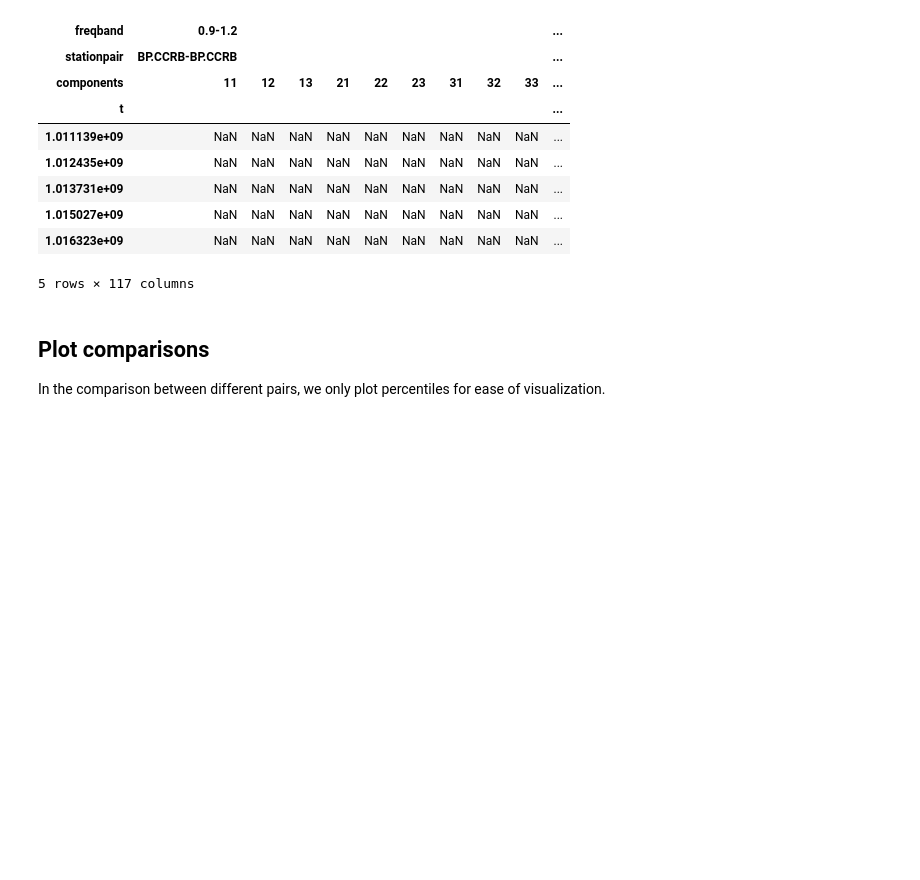
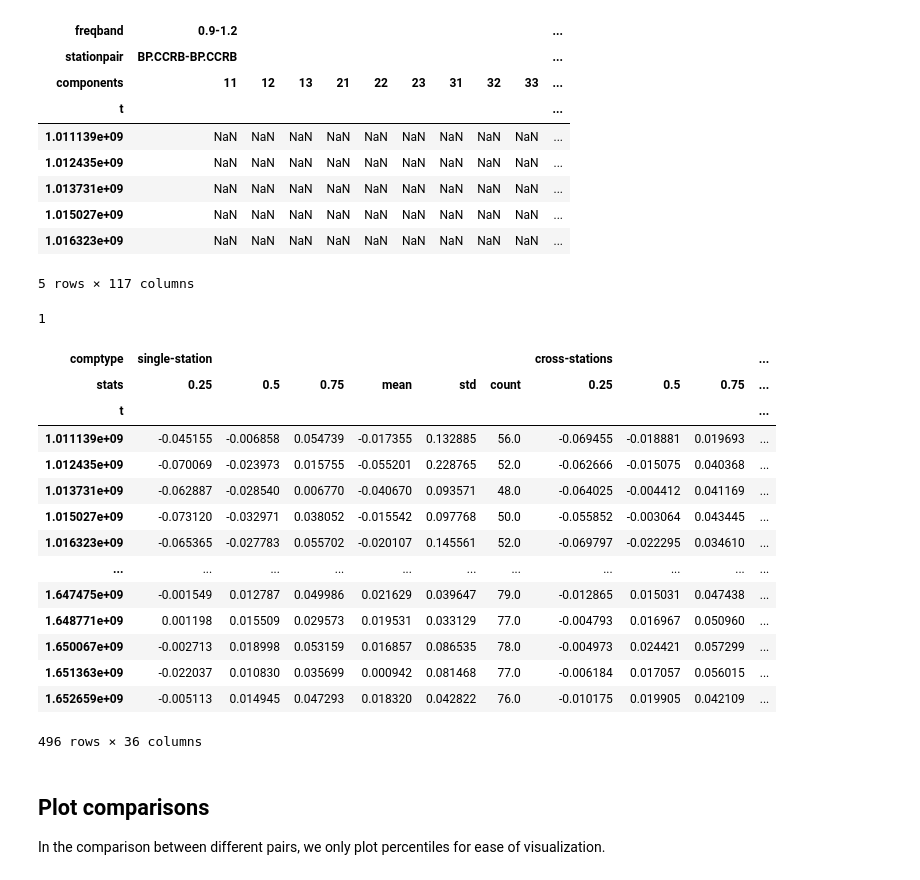
Before and after one commit to kura-okubo/SeisMonitoring_Paper, a Jupyter notebook: Post/ModelFit/code/plotfigure_plotdvvpsd.ipynb, the cells around one changed output. Cells and saved outputs as stored; diff of their text form; code cells hidden in the pictures; blank space fills up the shorter version.

```diff
--- a/Post/ModelFit/code/plotfigure_plotdvvpsd.ipynb
+++ b/Post/ModelFit/code/plotfigure_plotdvvpsd.ipynb
@@ -245,8 +246,8 @@ cmap2
 # %%
 # dvvdata_IsOffsetRemoval = True # remove offset from the dv/v with the periof before San Simeon eq. of the observation
 dvvdata_IsOffsetRemoval=True
-tSS = datetime.datetime(2003, 12, 12) # date of San Simeon earthquake
-vlines = [datetime.datetime(2003, 12, 12), datetime.datetime(2004, 9, 28)]
+tSS = datetime.datetime(2003, 12, 22) # date of San Simeon earthquake
+vlines = [datetime.datetime(2003, 12, 22), datetime.datetime(2004, 9, 28)]
 
 refstarttime = datetime.datetime(2010, 1, 1)
 refendtime = datetime.datetime(2022, 6, 1)
@@ -498,7 +499,8 @@ for stationpair in stationpairs:
 complist_vertical = ["11"]
 complist_horizontal = ["22", "23", "32", "33"]
 complist_upper = ['11', '22', '33', '12', '13', '23'] # debug: upper is for the comparison with our own previous works
-corr_columnlist = ["single-station", "cross-stations", "vertical component", "horizontal components", "upper"]
+complist_ACF = ['11', '22', '33']
+corr_columnlist = ["single-station", "cross-stations", "vertical component", "horizontal components", "upper", "ACF"]
 # %%
 # test to extract components
 df_dvvfreq_stretching.loc[:, df_dvvfreq_stretching.columns.get_level_values("components").isin(["11", "23"])].head()
@@ -527,7 +529,7 @@ df_dvvfreq_stretching.loc[:, df_dvvfreq_stretching.columns.get_level_values("sta
 | 1.016323e+09 | NaN | NaN | NaN | NaN | NaN | NaN | NaN | NaN | NaN | ... |
 5 rows × 117 columns
 # %%
-for i, corrlist in enumerate([singlestation_list, crossstation_list, complist_vertical, complist_horizontal, complist_upper]):
+for i, corrlist in enumerate([singlestation_list, crossstation_list, complist_vertical, complist_horizontal, complist_upper, complist_ACF]):
     if len(corrlist[0]) == 15:
         # cases for single- and cross-correlation
         df_dvvcomp_stretching = df_dvvfreq_stretching.loc[:, df_dvvfreq_stretching.columns.get_level_values("stationpair").isin(corrlist)]
@@ -537,6 +539,12 @@ for i, corrlist in enumerate([singlestation_list, crossstation_list, complist_ve
         # cases for vertical and horizontal components
         df_dvvcomp_stretching = df_dvvfreq_stretching.loc[:, df_dvvfreq_stretching.columns.get_level_values("components").isin(corrlist)]
         df_dvvcomp_mwcs = df_dvvfreq_mwcs.loc[:, df_dvvfreq_mwcs.columns.get_level_values("components").isin(corrlist)]
+
+    # case for the ACF
+    if corrlist == complist_ACF:
+        print(1)
+        df_dvvcomp_stretching = df_dvvcomp_stretching.loc[:, df_dvvcomp_stretching.columns.get_level_values("stationpair").isin(singlestation_list)]
+        df_dvvcomp_mwcs = df_dvvcomp_mwcs.loc[:, df_dvvcomp_mwcs.columns.get_level_values("stationpair").isin(singlestation_list)]
 
     #stretching
     df_dvvcomp_stretching_stats = df_dvvcomp_stretching.quantile([0.25, 0.5, 0.75], axis=1).T # 1st, 2nd, and 3rd quartiles
@@ -562,3 +570,5 @@ for i, corrlist in enumerate([singlestation_list, crossstation_list, complist_ve
         df_dvvcomp_mwcs_stats_all = df_dvvcomp_mwcs_stats
     else:
         df_dvvcomp_mwcs_stats_all = pd.concat([df_dvvcomp_mwcs_stats_all, df_dvvcomp_mwcs_stats], axis=1, sort=True)
+# %% [output]
+1
@@ -567,3 +575,21 @@ for i, corrlist in enumerate([singlestation_list, crossstation_list, complist_ve
+# %%
+df_dvvcomp_mwcs_stats_all
+# %% [output]
+| comptype | single-station |  |  |  |  |  | cross-stations |  |  | ... |
+| stats | 0.25 | 0.5 | 0.75 | mean | std | count | 0.25 | 0.5 | 0.75 | ... |
+| t |  |  |  |  |  |  |  |  |  | ... |
+| 1.011139e+09 | -0.045155 | -0.006858 | 0.054739 | -0.017355 | 0.132885 | 56.0 | -0.069455 | -0.018881 | 0.019693 | ... |
+| 1.012435e+09 | -0.070069 | -0.023973 | 0.015755 | -0.055201 | 0.228765 | 52.0 | -0.062666 | -0.015075 | 0.040368 | ... |
+| 1.013731e+09 | -0.062887 | -0.028540 | 0.006770 | -0.040670 | 0.093571 | 48.0 | -0.064025 | -0.004412 | 0.041169 | ... |
+| 1.015027e+09 | -0.073120 | -0.032971 | 0.038052 | -0.015542 | 0.097768 | 50.0 | -0.055852 | -0.003064 | 0.043445 | ... |
+| 1.016323e+09 | -0.065365 | -0.027783 | 0.055702 | -0.020107 | 0.145561 | 52.0 | -0.069797 | -0.022295 | 0.034610 | ... |
+| ... | ... | ... | ... | ... | ... | ... | ... | ... | ... | ... |
+| 1.647475e+09 | -0.001549 | 0.012787 | 0.049986 | 0.021629 | 0.039647 | 79.0 | -0.012865 | 0.015031 | 0.047438 | ... |
+| 1.648771e+09 | 0.001198 | 0.015509 | 0.029573 | 0.019531 | 0.033129 | 77.0 | -0.004793 | 0.016967 | 0.050960 | ... |
+| 1.650067e+09 | -0.002713 | 0.018998 | 0.053159 | 0.016857 | 0.086535 | 78.0 | -0.004973 | 0.024421 | 0.057299 | ... |
+| 1.651363e+09 | -0.022037 | 0.010830 | 0.035699 | 0.000942 | 0.081468 | 77.0 | -0.006184 | 0.017057 | 0.056015 | ... |
+| 1.652659e+09 | -0.005113 | 0.014945 | 0.047293 | 0.018320 | 0.042822 | 76.0 | -0.010175 | 0.019905 | 0.042109 | ... |
+496 rows × 36 columns
 # %% [markdown]
 ## Plot comparisons
 
```
Also changed, not shown: parts of 10 cells of this notebook, 1 other file.
